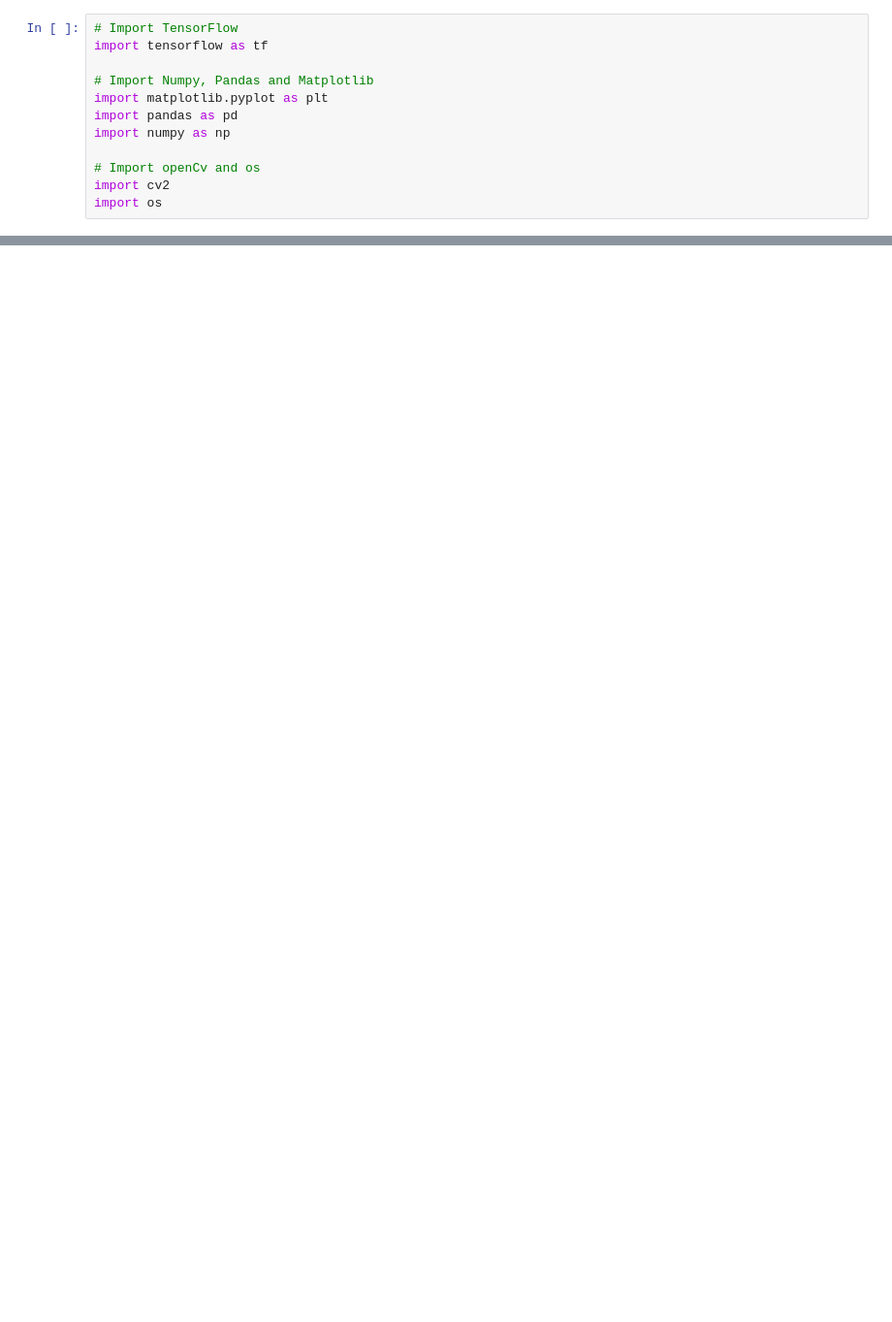
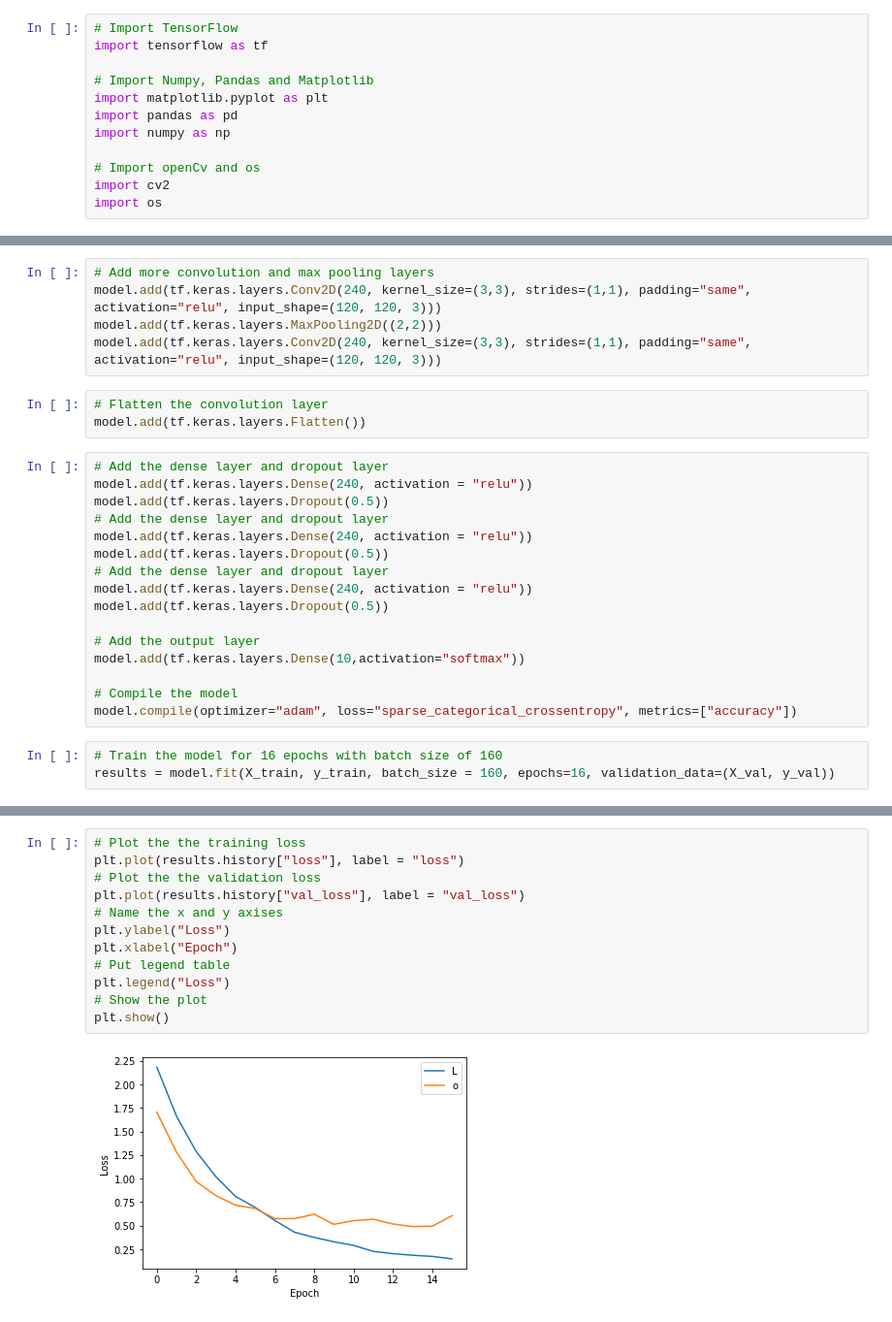
Before and after one commit to YusufOzaslan/Urban-Sounds-Classification, a Jupyter notebook: Project.ipynb, the cells around one changed output, grey strips where cells are left out. Shown: that part at 97% size. Cells and saved outputs as stored; diff of their text form; blank space fills up the shorter version.

```diff
--- a/Project.ipynb
+++ b/Project.ipynb
@@ -30,0 +82,27 @@ for category in categories:
+# %%
+# Add more convolution and max pooling layers
+model.add(tf.keras.layers.Conv2D(240, kernel_size=(3,3), strides=(1,1), padding="same", activation="relu", input_shape=(120, 120, 3)))
+model.add(tf.keras.layers.MaxPooling2D((2,2)))
+model.add(tf.keras.layers.Conv2D(240, kernel_size=(3,3), strides=(1,1), padding="same", activation="relu", input_shape=(120, 120, 3)))
+# %%
+# Flatten the convolution layer
+model.add(tf.keras.layers.Flatten())
+# %%
+# Add the dense layer and dropout layer
+model.add(tf.keras.layers.Dense(240, activation = "relu"))
+model.add(tf.keras.layers.Dropout(0.5))
+# Add the dense layer and dropout layer
+model.add(tf.keras.layers.Dense(240, activation = "relu"))
+model.add(tf.keras.layers.Dropout(0.5))
+# Add the dense layer and dropout layer
+model.add(tf.keras.layers.Dense(240, activation = "relu"))
+model.add(tf.keras.layers.Dropout(0.5))
+
+# Add the output layer
+model.add(tf.keras.layers.Dense(10,activation="softmax"))
+
+# Compile the model
+model.compile(optimizer="adam", loss="sparse_categorical_crossentropy", metrics=["accuracy"])
+# %%
+# Train the model for 16 epochs with batch size of 160
+results = model.fit(X_train, y_train, batch_size = 160, epochs=16, validation_data=(X_val, y_val))
@@ -30,0 +127,14 @@ for category in categories:
+# %%
+# Plot the the training loss
+plt.plot(results.history["loss"], label = "loss")
+# Plot the the validation loss
+plt.plot(results.history["val_loss"], label = "val_loss")
+# Name the x and y axises
+plt.ylabel("Loss")
+plt.xlabel("Epoch")
+# Put legend table
+plt.legend("Loss")
+# Show the plot
+plt.show()
+# %% [output]
+[figure, added]
```
Also changed, not shown: parts of 14 cells of this notebook.
